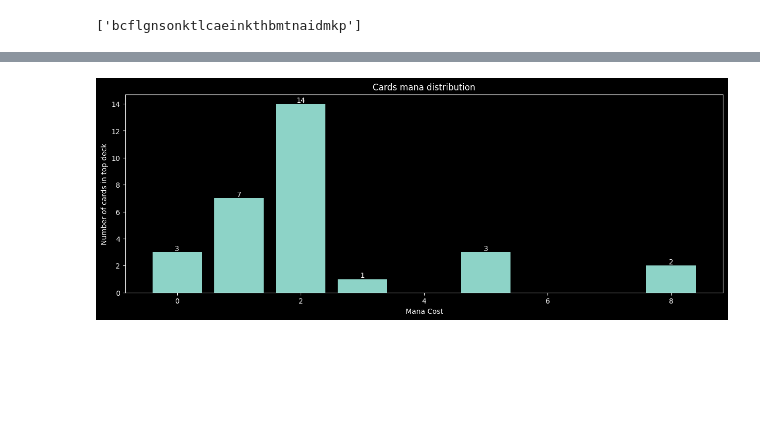
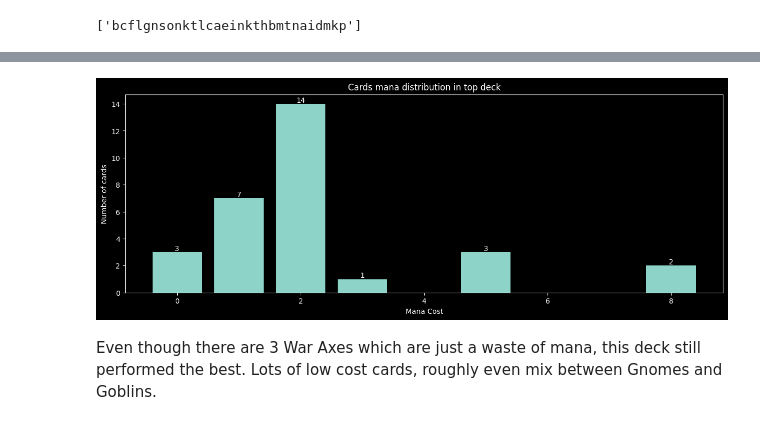
Before and after one commit to wlinds/card_wars, a Jupyter notebook: viz.ipynb, the cells around one changed output, grey strips where cells are left out. Saved outputs shown, nothing was run; the diff lists cells and outputs as text; code cells hidden in the pictures; blank space fills up the shorter version.

Commit message:
viz best deck

```diff
--- a/viz.ipynb
+++ b/viz.ipynb
@@ -43,4 +47,2 @@ plt.show()
 # %%
-deck_uid_win_rate_5 = df[df['win_rate'] >= 7]['deck_uid'].tolist()
-
-deck_uid_win_rate_5
+deck_uid_win_rate_5 = df[df['win_rate'] >= 5]['deck_uid'].tolist()
@@ -156,0 +122,16 @@ plt.show()
+# %%
+worst = df[df['win_rate'] == 0]['deck_uid'].tolist() # Data from all decks with 0/10 wins.
+
+d = DeckSerializer()
+
+all_strings = ''.join(worst)
+char_count = Counter(all_strings)
+most_common_chars = char_count.most_common(7)
+
+for char, count in most_common_chars:
+    percentage = (count / len(all_strings)) * 100
+    card_id = (d.deserialize(short_string=char))
+    card = find_card(card_id[0])
+
+    print(f"{card.name} in {percentage:.2f}% of bottom decks.")
+    print(f"{card}\n")
@@ -188,28 +203,25 @@ Default Deck - [30/30] cards:
 # %%
 from card_wars.deck import Deck
 top_deck.get_distribution()
 
-# Count occurrences of each unique number
 count_dict = {}
-for rate in top_deck.get_distribution():
-    count_dict[rate] = count_dict.get(rate, 0) + 1
+for card in top_deck.get_distribution():
+    count_dict[card] = count_dict.get(card, 0) + 1
 
-# Sort the dictionary by win rate
 sorted_counts = sorted(count_dict.items())
+cards_sorted, counts_sorted = zip(*sorted_counts)
 
-# Extract the sorted win rates and counts
-win_rates_sorted, counts_sorted = zip(*sorted_counts)
-
-# Plotting the bar chart
 plt.figure(figsize=(15, 5))
-bars = plt.bar(win_rates_sorted, counts_sorted)
+bars = plt.bar(cards_sorted, counts_sorted)
 
 for bar, count in zip(bars, counts_sorted):
     plt.text(bar.get_x() + bar.get_width() / 2, bar.get_height(), count, ha='center', va='bottom')
 
+plt.title('Cards mana distribution in top deck')
 plt.xlabel('Mana Cost')
 plt.ylabel('Number of cards')
-plt.title('Cards mana distribution in top deck')
 plt.show()
 # %% [output]
-[figure, old version]
+[figure, new version]
+# %% [markdown]
+Even though there are 3 War Axes which are just a waste of mana, this deck still performed the best. Lots of low cost cards, roughly even mix between Gnomes and Goblins.
```
Also changed, not shown: parts of 18 cells of this notebook.
